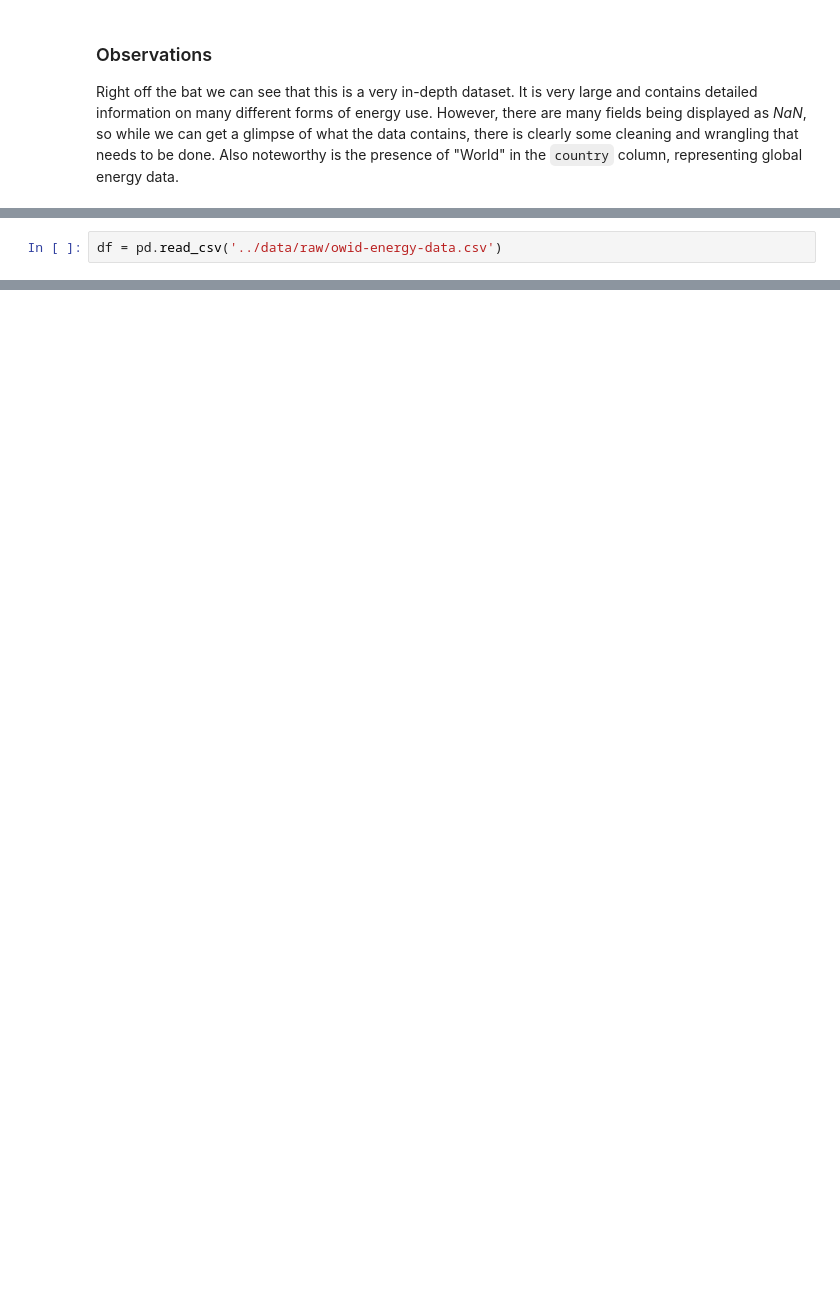
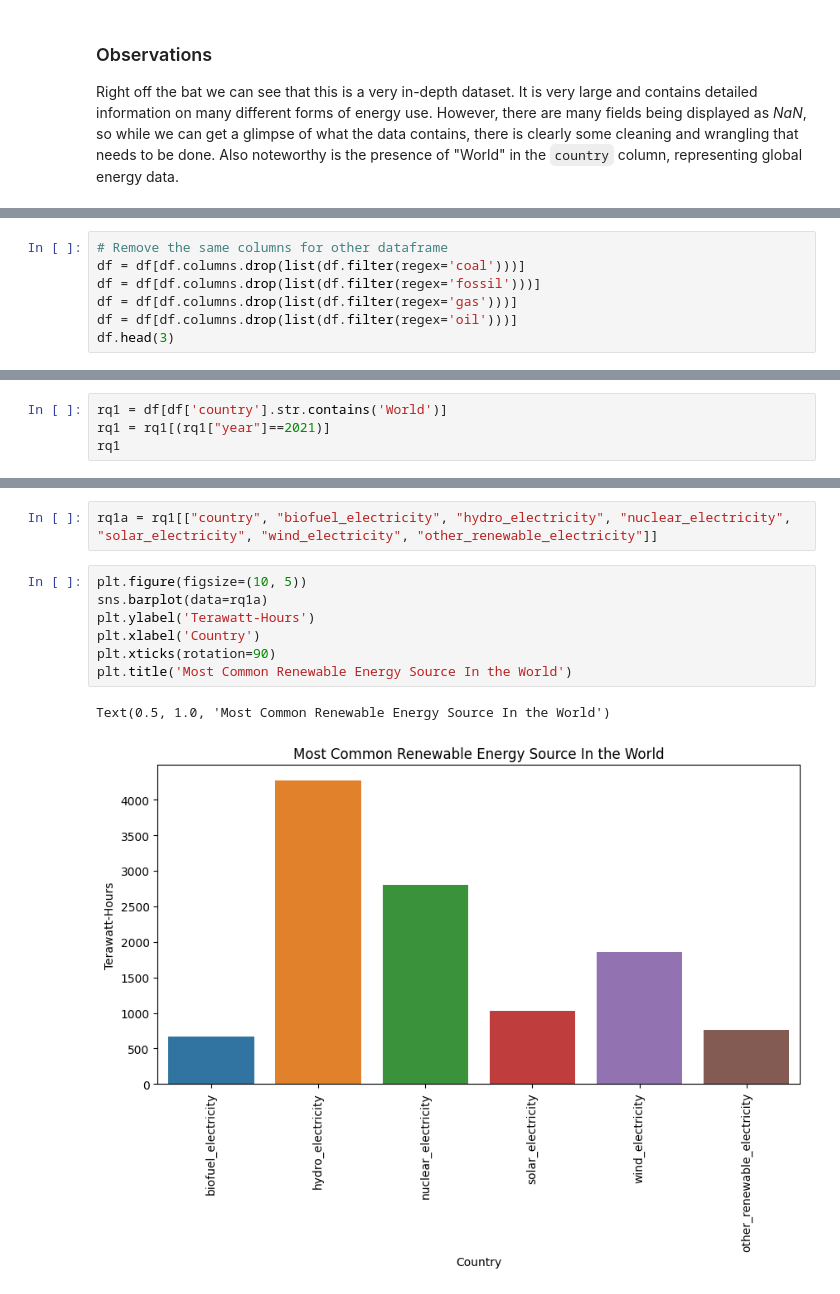
Before and after one commit to ubco-W2022T1-cosc301/project-group02, a Jupyter notebook: notebooks/analysis3.ipynb, the cells around one changed output, grey strips where cells are left out. Cells and saved outputs as stored; diff of their text form; blank space fills up the shorter version.

```diff
--- a/notebooks/analysis3.ipynb
+++ b/notebooks/analysis3.ipynb
@@ -67,0 +174,7 @@ Right off the bat we can see that this is a very in-depth dataset. It is very la
+# %%
+# Remove the same columns for other dataframe
+df = df[df.columns.drop(list(df.filter(regex='coal')))]
+df = df[df.columns.drop(list(df.filter(regex='fossil')))]
+df = df[df.columns.drop(list(df.filter(regex='gas')))]
+df = df[df.columns.drop(list(df.filter(regex='oil')))]
+df.head(3)
@@ -72,2 +190,0 @@ Right off the bat we can see that this is a very in-depth dataset. It is very la
-# %%
-df = pd.read_csv('../data/raw/owid-energy-data.csv')
@@ -75,0 +225,4 @@ df = pd.read_csv('../data/raw/owid-energy-data.csv')
+# %%
+rq1 = df[df['country'].str.contains('World')]
+rq1 = rq1[(rq1["year"]==2021)]
+rq1
@@ -75,0 +233,12 @@ df = pd.read_csv('../data/raw/owid-energy-data.csv')
+# %%
+rq1a = rq1[["country", "biofuel_electricity", "hydro_electricity", "nuclear_electricity", "solar_electricity", "wind_electricity", "other_renewable_electricity"]]
+# %%
+plt.figure(figsize=(10, 5))
+sns.barplot(data=rq1a)
+plt.ylabel('Terawatt-Hours')
+plt.xlabel('Country')
+plt.xticks(rotation=90)
+plt.title('Most Common Renewable Energy Source In the World')
+# %% [output]
+Text(0.5, 1.0, 'Most Common Renewable Energy Source In the World')
+[figure, added]
```
Also changed, not shown: parts of 29 cells of this notebook, 7 other files.
